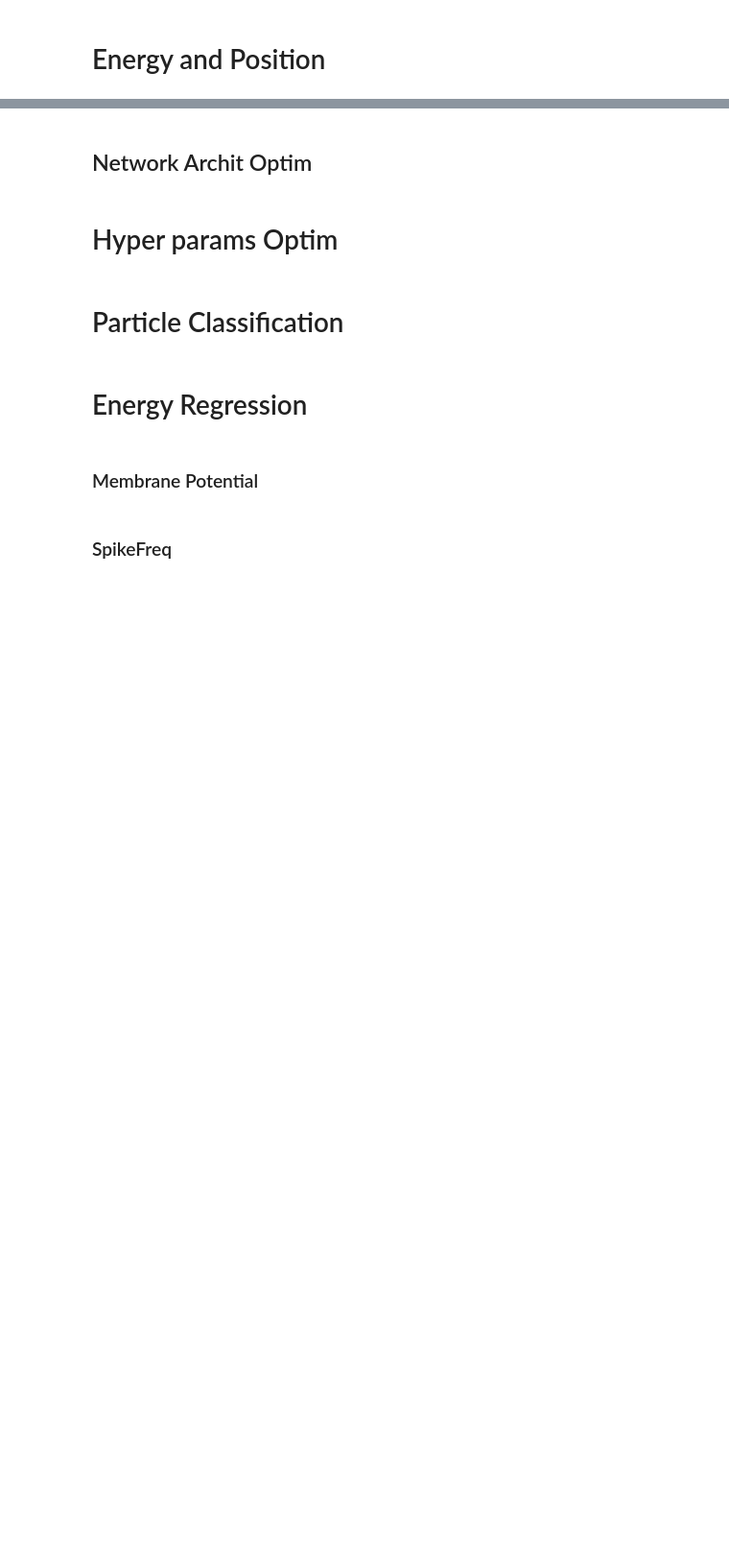
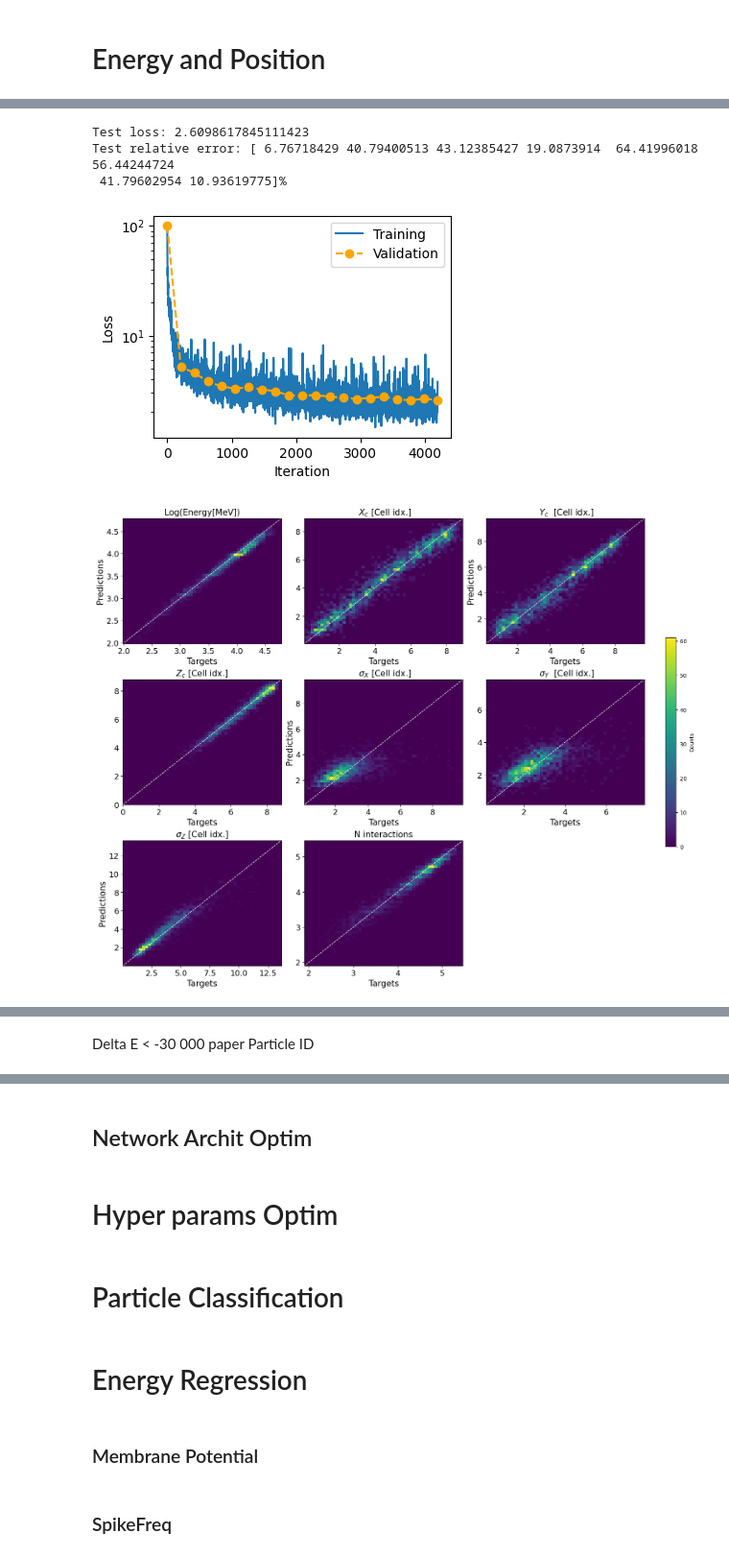
Before and after one commit to alessandrobreccia99/SNN-Cal, a Jupyter notebook: SNN/SNN.ipynb, the cells around one changed output, grey strips where cells are left out. Shown at 96% size. Cells and saved outputs as stored; diff of their text form; code cells hidden in the pictures; blank space fills up the shorter version.

```diff
--- a/SNN/SNN.ipynb
+++ b/SNN/SNN.ipynb
@@ -607,3 +709,12 @@ errors
 # %%
 best_model.test("test")
-best_model.show_results( only_errors=False, nbins=50, title=["Log(Energy[MeV])", " $X_c$ [Cell idx.]", " $Y_c$  [Cell idx.]", "$Z_c$ [Cell idx.]"],  logscale=False)
+best_model.predict.transform = None
+best_model.predict.relative = True
+best_model.show_results( only_errors=False, nbins=50, title=["Log(Energy[MeV])", " $X_c$ [Cell idx.]", " $Y_c$  [Cell idx.]", "$Z_c$ [Cell idx.]",
+                                                             " $\sigma_X$ [Cell idx.]", " $\sigma_Y$  [Cell idx.]", "$\sigma_Z$ [Cell idx.]", "N interactions"],  logscale=False)
+# %% [output]
+Test loss: 2.6098617845111423
+Test relative error: [ 6.76718429 40.79400513 43.12385427 19.0873914  64.41996018 56.44244724
+ 41.79602954 10.93619775]%
+[figure, added]
+[figure, added]
@@ -610,3 +722,6 @@ best_model.show_results( only_errors=False, nbins=50, title=["Log(Energy[MeV])",
+# %% [markdown]
+Delta E < -30 000
+paper Particle ID
 # %%
 best_model.predict.relative = False
 best_model.test("test")
```
Also changed, not shown: parts of 22 cells of this notebook, 4 other files.
